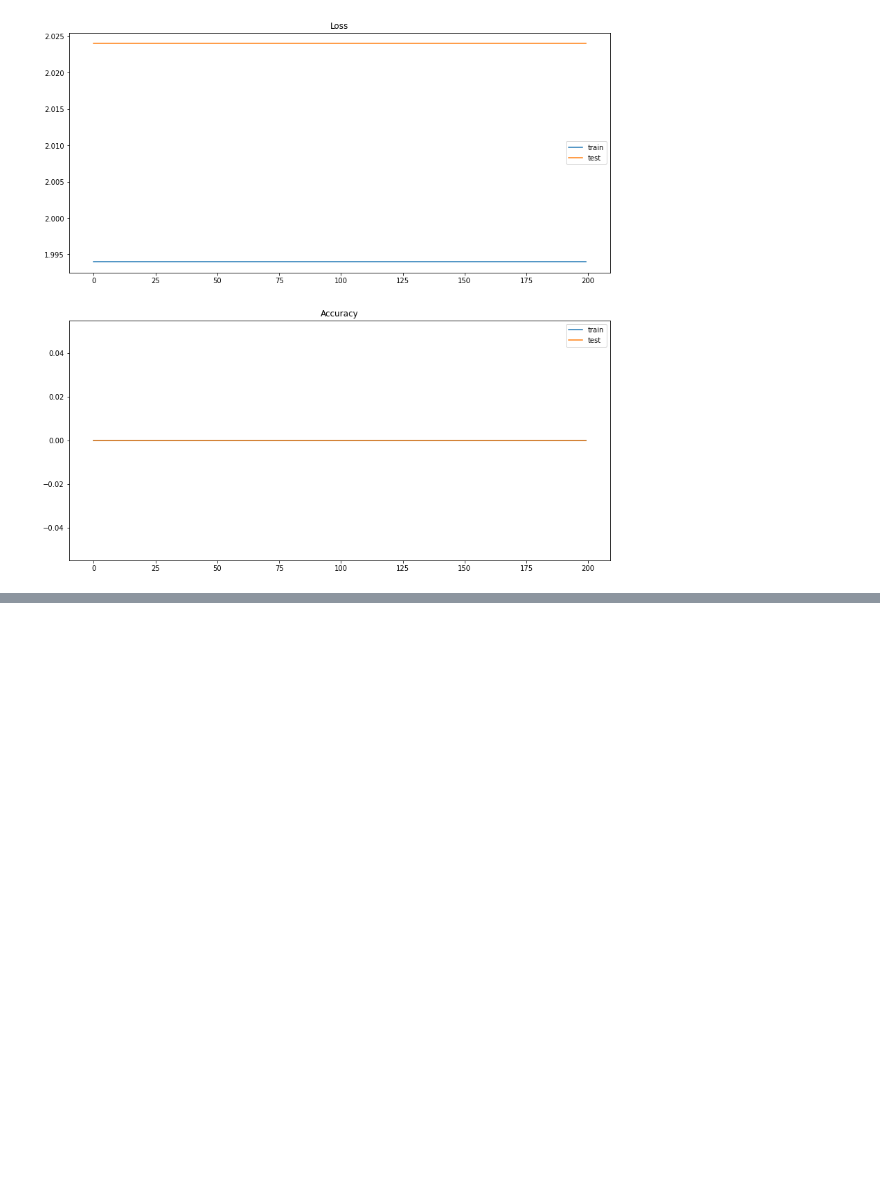
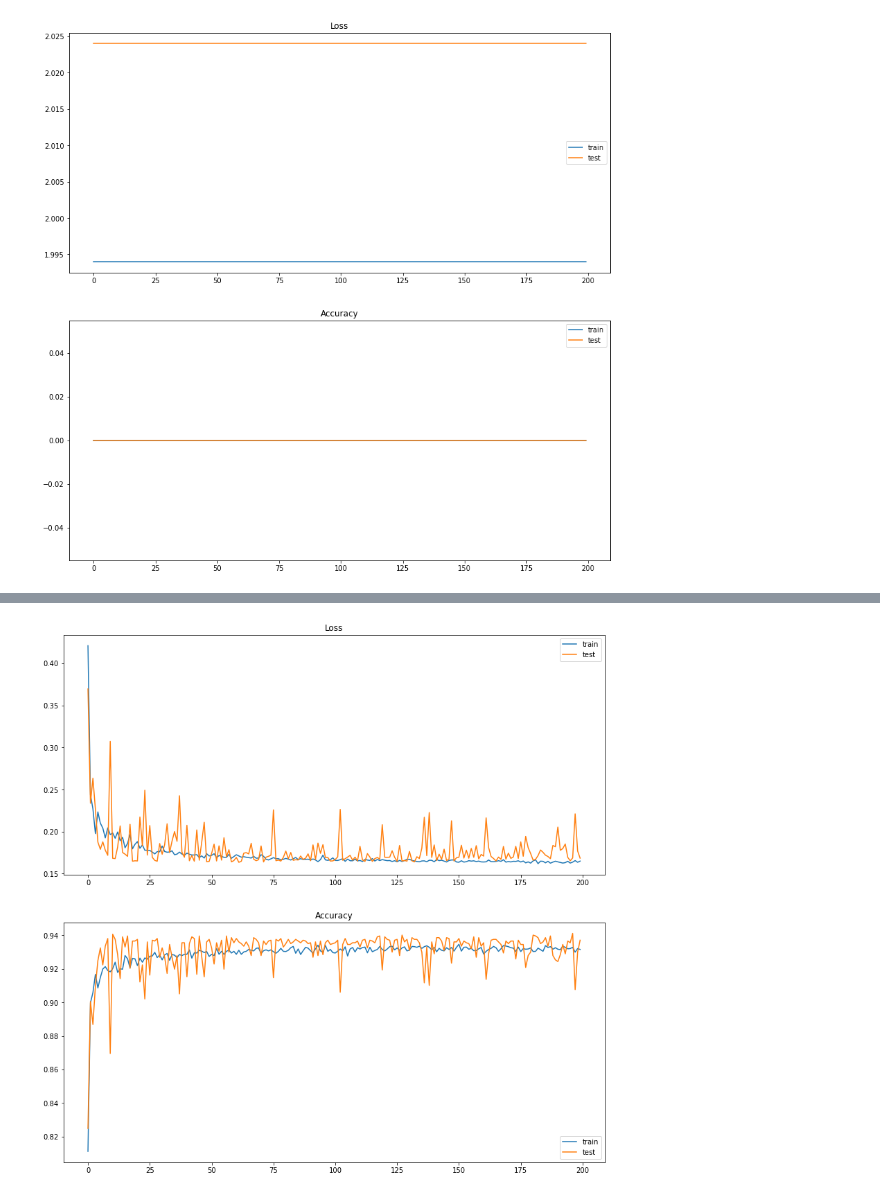
Before and after one commit to Vesna96/ArtificialNeuralNetworks, a Jupyter notebook: Domaci-3.ipynb, the cells around one changed output, grey strips where cells are left out. Saved outputs shown, nothing was run; the diff lists cells and outputs as text; code cells hidden in the pictures; blank space fills up the shorter version.

```diff
--- a/Domaci-3.ipynb
+++ b/Domaci-3.ipynb
@@ -264,0 +330,2 @@ plt.show()
+# %%
+data_df.pop("weight")
@@ -264,0 +345,10 @@ plt.show()
+# %%
+model =  keras.Sequential()
+model.add(layers.Dense(24, activation='relu', input_shape=(4,)))
+model.add(layers.Dense(23, activation='relu'))
+model.add(layers.Dense(1, activation='sigmoid'))
+
+model.summary()
+opt = SGD(learning_rate=0.01, momentum=0.9)
+model.compile(loss='binary_crossentropy',   optimizer="adam", metrics=['accuracy'])
+# keras.utils.plot_model(model, show_shapes=True)
@@ -264,0 +371,27 @@ plt.show()
+# %%
+y = data_df.pop('name')
+X = data_df
+X_train,X_test,y_train,y_test = train_test_split(X,y,test_size=0.2, random_state = 42)
+# %%
+history = model.fit(X_train,
+                    y_train,
+                    epochs=200,
+                    batch_size=10,
+                    validation_data=(X_test, y_test),
+                    verbose = 0)
+# %%
+plt.figure(figsize = (14,14))
+plt.subplot(211)
+plt.title('Loss')
+plt.plot(history.history['loss'], label='train')
+plt.plot(history.history['val_loss'], label='test')
+plt.legend()
+# plot accuracy during training
+plt.subplot(212)
+plt.title('Accuracy')
+plt.plot(history.history['accuracy'], label='train')
+plt.plot(history.history['val_accuracy'], label='test')
+plt.legend()
+plt.show()
+# %% [output]
+[figure, added]
```
Also changed, not shown: parts of 12 cells of this notebook.
